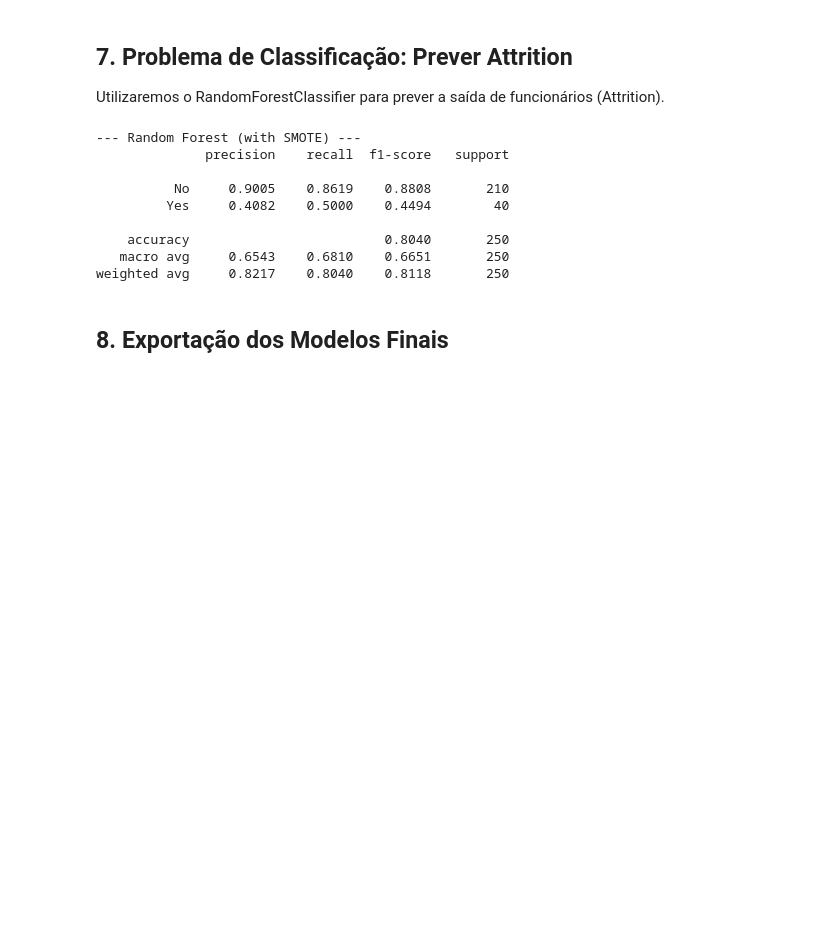
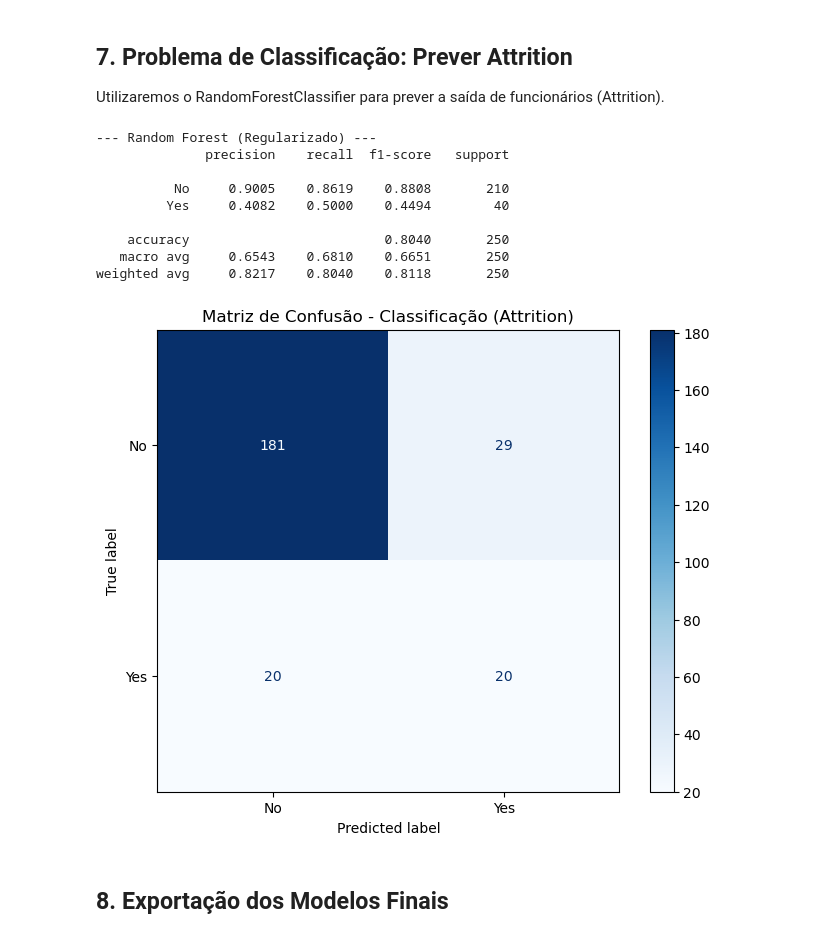
Before and after one commit to Mcaldas11/IA-project, a Jupyter notebook: G1_notebook.ipynb, the cells around one changed output. Drawn from its saved outputs; the diff is of its cells as text; code cells hidden in the pictures; blank space fills up the shorter version.

Commit message:
confusion matrix

```diff
--- a/G1_notebook.ipynb
+++ b/G1_notebook.ipynb
@@ -294,35 +294,48 @@ Utilizaremos o RandomForestClassifier para prever a saída de funcionários (Att
 # %%
 from sklearn.ensemble import RandomForestClassifier
 from sklearn.metrics import classification_report
 from imblearn.over_sampling import SMOTE
 from sklearn.pipeline import Pipeline
 
 # Divisão treino/teste estratificada para Classificação
 X_clf = df_clean.drop(columns=[target_clf])
 y_clf = df_clean[target_clf]
 X_train_clf, X_test_clf, y_train_clf, y_test_clf = train_test_split(X_clf, y_clf, test_size=0.2, random_state=42, stratify=y_clf)
 
 # Treino do Classificador (O SMOTE foi aplicado externamente no notebook original para balanço)
 clf_final = Pipeline(steps=[
     ('preprocessor', preprocessor),
     ('classifier', RandomForestClassifier(n_estimators=100, max_depth=10, min_samples_leaf=10, class_weight='balanced', random_state=42))
 ])
 clf_final.fit(X_train_clf, y_train_clf)
 
 # Relatório completo de métricas (Precision, Recall, F1)
 y_pred_clf = clf_final.predict(X_test_clf)
-print("--- Random Forest (with SMOTE) ---")
+print("--- Random Forest (Regularizado) ---")
 print(classification_report(y_test_clf, y_pred_clf, digits=4))
+
+from sklearn.metrics import confusion_matrix, ConfusionMatrixDisplay
+
+# Gerar e plotar a Matriz de Confusão
+cm = confusion_matrix(y_test_clf, y_pred_clf, labels=clf_final.classes_)
+disp = ConfusionMatrixDisplay(confusion_matrix=cm, display_labels=clf_final.classes_)
+
+plt.figure(figsize=(8, 6))
+disp.plot(cmap='Blues', ax=plt.gca())
+plt.title('Matriz de Confusão - Classificação (Attrition)')
+plt.grid(False)
+plt.show()
 # %% [output]
---- Random Forest (with SMOTE) ---
+--- Random Forest (Regularizado) ---
               precision    recall  f1-score   support
 
           No     0.9005    0.8619    0.8808       210
          Yes     0.4082    0.5000    0.4494        40
 
     accuracy                         0.8040       250
    macro avg     0.6543    0.6810    0.6651       250
 weighted avg     0.8217    0.8040    0.8118       250
+[figure, added]
 # %% [markdown]
 ## 8. Exportação dos Modelos Finais
 # %% [markdown]
```
